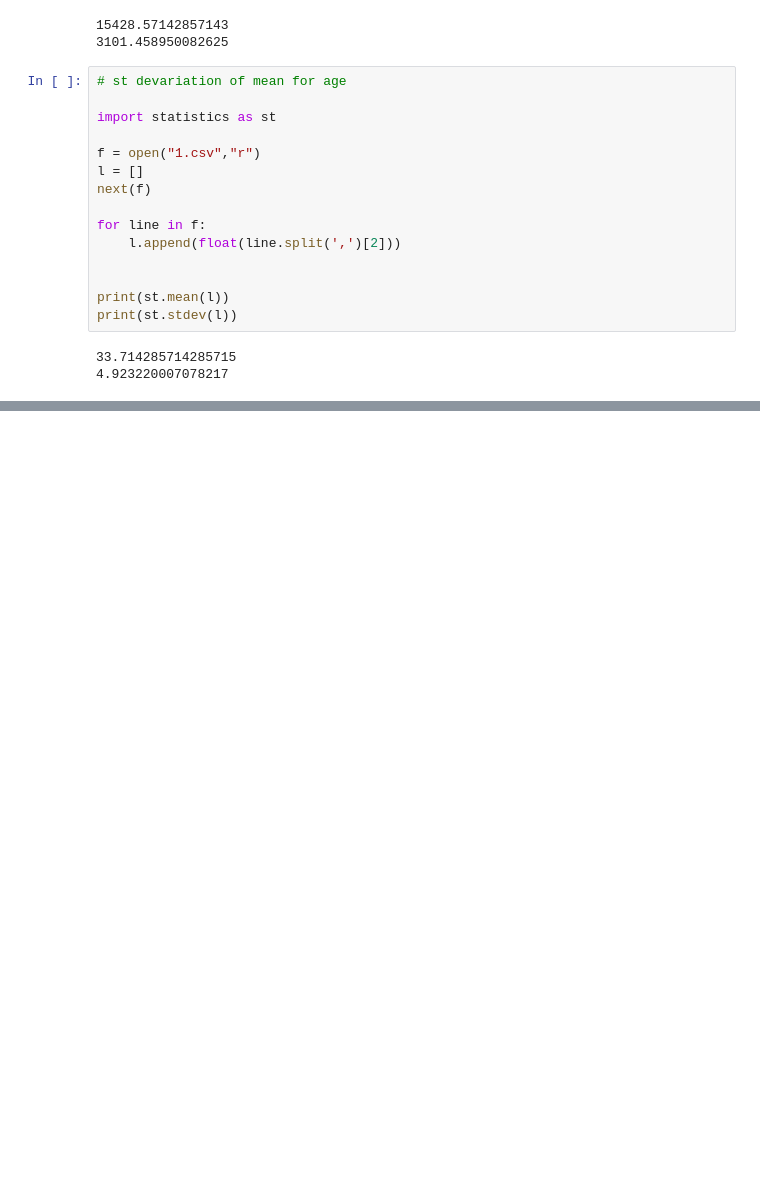
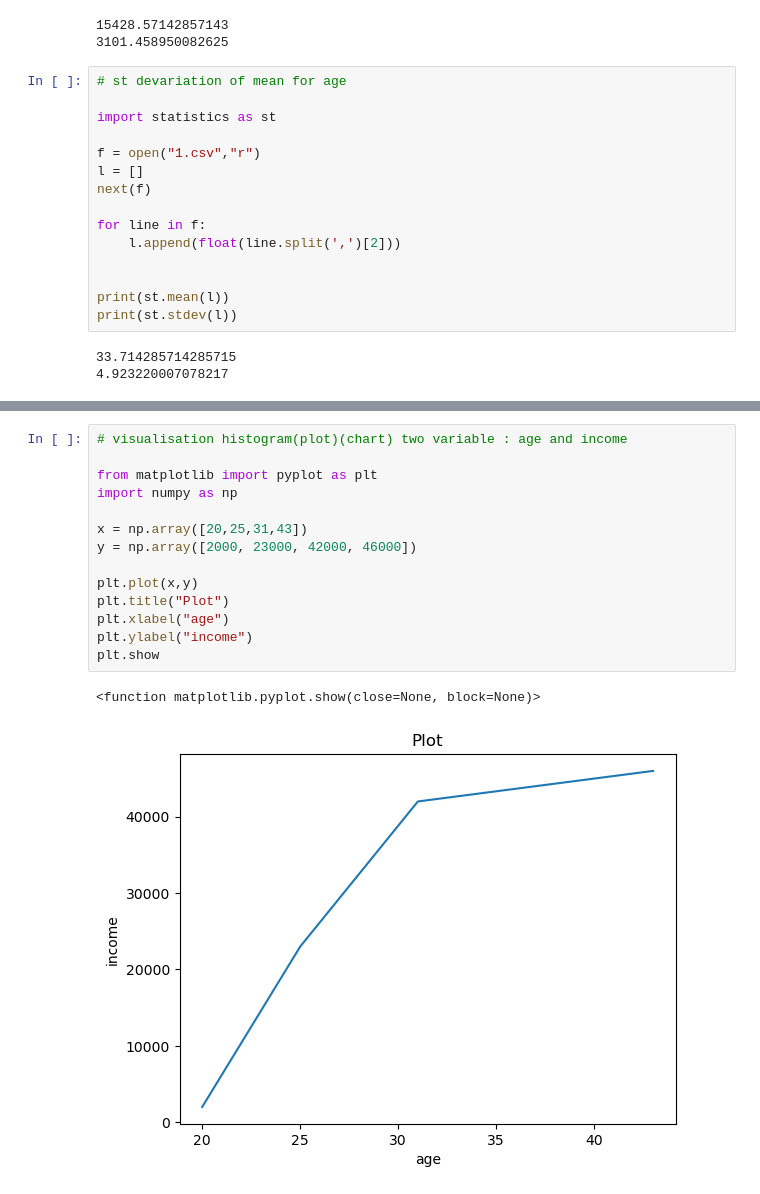
Before and after one commit to alirezaghorbani1983/Data_Science_Complete, a Jupyter notebook: statistical_analysis.ipynb, the cells around one changed output, grey strips where cells are left out. Saved outputs shown, nothing was run; the diff lists cells and outputs as text; blank space fills up the shorter version.

Commit message:
data visualisation an show a plot

```diff
--- a/statistical_analysis.ipynb
+++ b/statistical_analysis.ipynb
@@ -269,0 +285,17 @@ print(st.stdev(arr))
+# %%
+# visualisation histogram(plot)(chart) two variable : age and income
+
+from matplotlib import pyplot as plt
+import numpy as np
+
+x = np.array([20,25,31,43])
+y = np.array([2000, 23000, 42000, 46000])
+
+plt.plot(x,y)
+plt.title("Plot")
+plt.xlabel("age")
+plt.ylabel("income")
+plt.show
+# %% [output]
+<function matplotlib.pyplot.show(close=None, block=None)>
+[figure, added]
```
Also changed, not shown: parts of 13 cells of this notebook.
